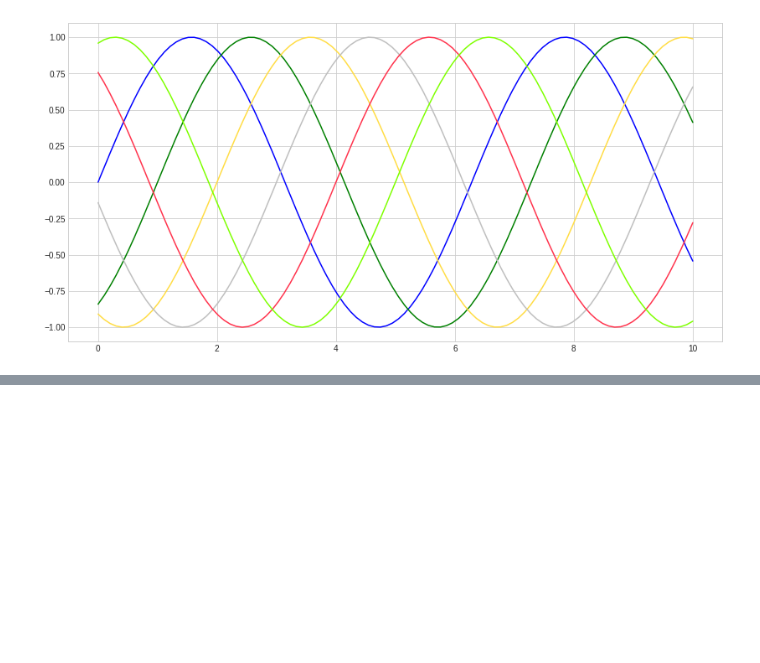
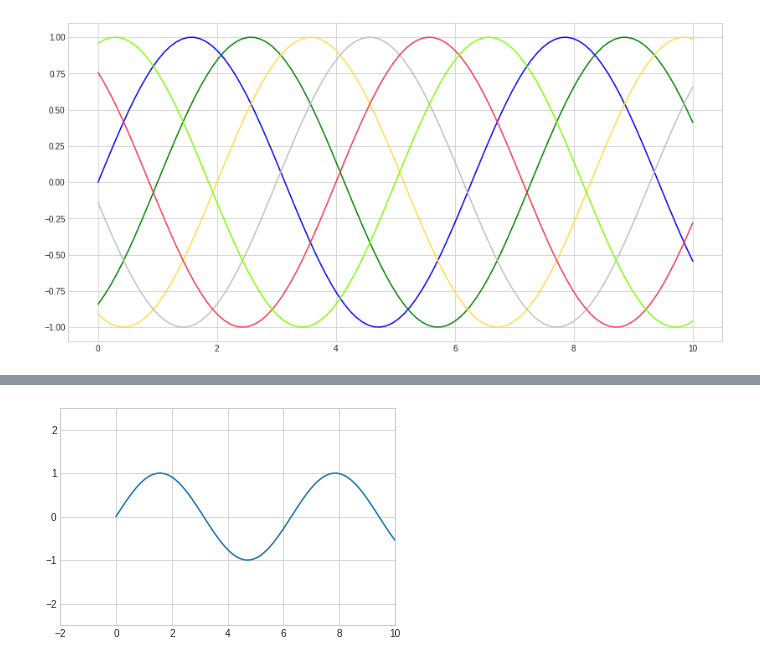
Before and after one commit to KazumaShachou/DataScience, a Jupyter notebook: Matplotlib__1.ipynb, the cells around one changed output, grey strips where cells are left out. Saved outputs shown, nothing was run; the diff lists cells and outputs as text; code cells hidden in the pictures; blank space fills up the shorter version.

```diff
--- a/Matplotlib__1.ipynb
+++ b/Matplotlib__1.ipynb
@@ -91,0 +104,10 @@ plt.plot(x, np.sin(x - 5), color = 'chartreuse');
+# %%
+#Adjusting the Plot: Axes Limits
+#to adjust axis limits is just to use the plt.xlim() and plt.ylim() methods
+
+plt.plot(x, np.sin(x))
+
+plt.xlim(-2, 10)
+plt.ylim(-2.5, 2.5);
+# %% [output]
+[figure, added]
```
Also changed, not shown: parts of 10 cells of this notebook.
